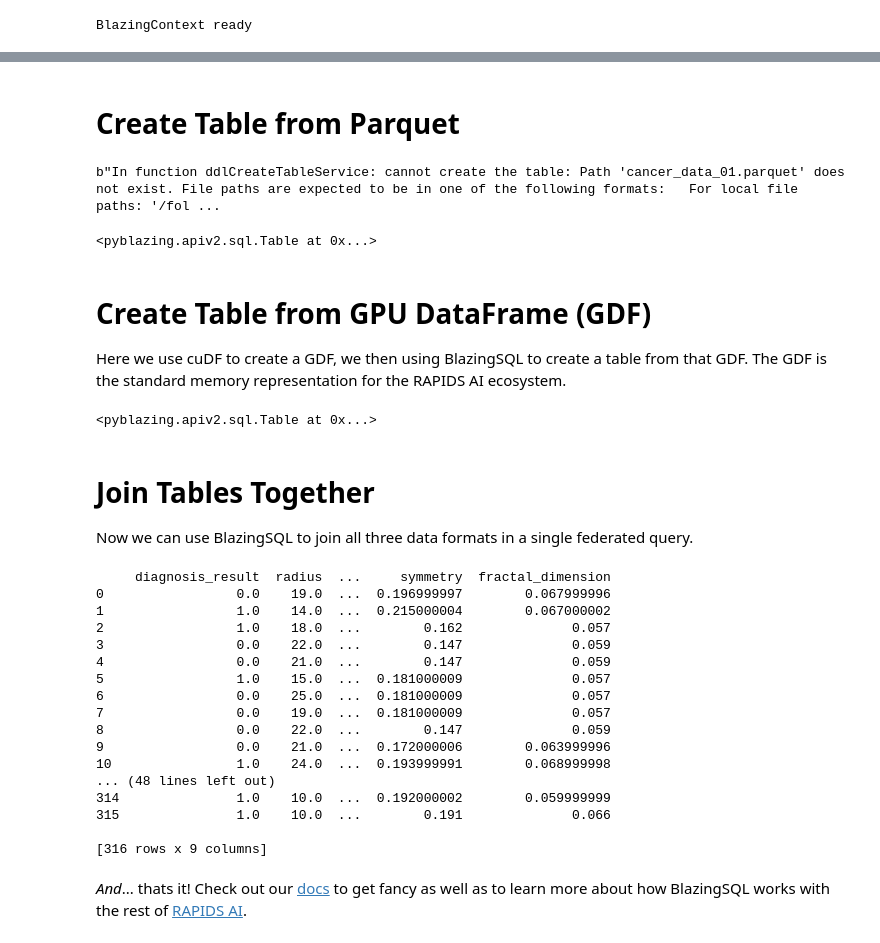
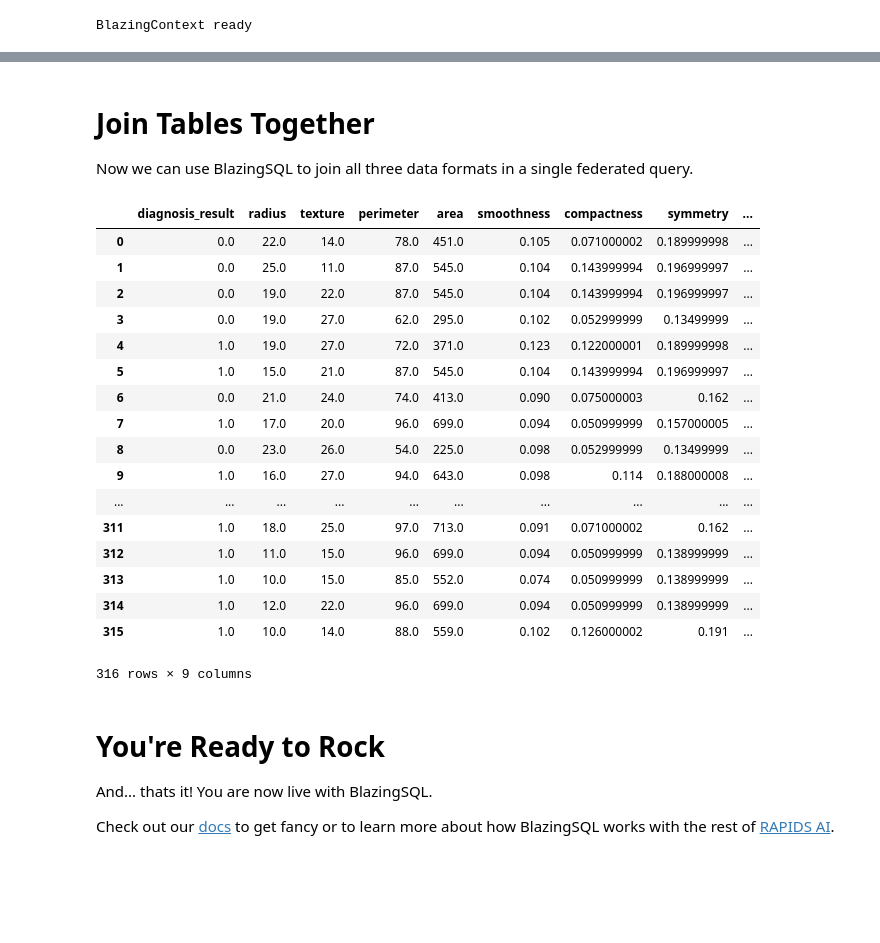
Before and after one commit to BlazingDB/bsql-demos, a Jupyter notebook: federated_query_demo.ipynb, the cells around one changed output, grey strips where cells are left out. Drawn from its saved outputs; the diff is of its cells as text; code cells hidden in the pictures; blank space fills up the shorter version.

Commit message:
ready w/ temp fixes; errors reading files directly w/ bsql

```diff
--- a/federated_query_demo.ipynb
+++ b/federated_query_demo.ipynb
@@ -114,55 +158,46 @@ b"In function ddlCreateTableService: cannot create the table: Path 'cancer_data_
-# %% [markdown]
-# Create Table from Parquet
-# %%
-bc.create_table('data_01', 'cancer_data_01.parquet')
-# %% [output]
-b"In function ddlCreateTableService: cannot create the table: Path 'cancer_data_01.parquet' does not exist. File paths are expected to be in one of the following formats:   For local file paths: '/fol ...
-<pyblazing.apiv2.sql.Table at 0x...>
-# %% [markdown]
-# Create Table from GPU DataFrame (GDF)
-Here we use cuDF to create a GDF, we then using BlazingSQL to create a table from that GDF. The GDF is the standard memory representation for the RAPIDS AI ecosystem.
-# %%
-column_names = ['compactness', 'symmetry', 'fractal_dimension']
-column_types = ['float32', 'float32', 'float32', 'float32']
-
-gdf_02= cudf.read_csv('cancer_data_02.csv',delimiter=',', dtype=column_types, names=column_names)
-
-bc.create_table('data_02', gdf_02)
-# %% [output]
-<pyblazing.apiv2.sql.Table at 0x...>
 # %% [markdown]
 # Join Tables Together
 
 Now we can use BlazingSQL to join all three data formats in a single federated query.
 # %%
+# define a query
 sql = '''
-SELECT a.*, b.area, b.smoothness, c.* from main.data_00 as a
-LEFT JOIN main.data_01  as b
-ON (a.perimeter = b.perimeter)
-LEFT JOIN main.data_02 as c
-ON (b.compactness = c.compactness)
-'''
+        SELECT a.*, b.area, b.smoothness, c.* from main.data_00 as a
+        LEFT JOIN main.data_01  as b
+        ON (a.perimeter = b.perimeter)
+        LEFT JOIN main.data_02 as c
+        ON (b.compactness = c.compactness)
+      '''
+
+# join the tables together
 join = bc.sql(sql).get()
+
+# extract dataframe
 result = join.columns
 
-print(result)
+# display results
+result
 # %% [output]
+|  | diagnosis_result | radius | texture | perimeter | area | smoothness | compactness | symmetry | ... |
+| 0 | 0.0 | 22.0 | 14.0 | 78.0 | 451.0 | 0.105 | 0.071000002 | 0.189999998 | ... |
+| 1 | 0.0 | 25.0 | 11.0 | 87.0 | 545.0 | 0.104 | 0.143999994 | 0.196999997 | ... |
+| 2 | 0.0 | 19.0 | 22.0 | 87.0 | 545.0 | 0.104 | 0.143999994 | 0.196999997 | ... |
+| 3 | 0.0 | 19.0 | 27.0 | 62.0 | 295.0 | 0.102 | 0.052999999 | 0.13499999 | ... |
+| 4 | 1.0 | 19.0 | 27.0 | 72.0 | 371.0 | 0.123 | 0.122000001 | 0.189999998 | ... |
+| 5 | 1.0 | 15.0 | 21.0 | 87.0 | 545.0 | 0.104 | 0.143999994 | 0.196999997 | ... |
+| 6 | 0.0 | 21.0 | 24.0 | 74.0 | 413.0 | 0.090 | 0.075000003 | 0.162 | ... |
+| 7 | 1.0 | 17.0 | 20.0 | 96.0 | 699.0 | 0.094 | 0.050999999 | 0.157000005 | ... |
+| 8 | 0.0 | 23.0 | 26.0 | 54.0 | 225.0 | 0.098 | 0.052999999 | 0.13499999 | ... |
+| 9 | 1.0 | 16.0 | 27.0 | 94.0 | 643.0 | 0.098 | 0.114 | 0.188000008 | ... |
+| ... | ... | ... | ... | ... | ... | ... | ... | ... | ... |
+| 311 | 1.0 | 18.0 | 25.0 | 97.0 | 713.0 | 0.091 | 0.071000002 | 0.162 | ... |
+| 312 | 1.0 | 11.0 | 15.0 | 96.0 | 699.0 | 0.094 | 0.050999999 | 0.138999999 | ... |
+| 313 | 1.0 | 10.0 | 15.0 | 85.0 | 552.0 | 0.074 | 0.050999999 | 0.138999999 | ... |
+| 314 | 1.0 | 12.0 | 22.0 | 96.0 | 699.0 | 0.094 | 0.050999999 | 0.138999999 | ... |
+| 315 | 1.0 | 10.0 | 14.0 | 88.0 | 559.0 | 0.102 | 0.126000002 | 0.191 | ... |
-     diagnosis_result  radius  ...     symmetry  fractal_dimension
-0                 0.0    19.0  ...  0.196999997        0.067999996
-1                 1.0    14.0  ...  0.215000004        0.067000002
-2                 1.0    18.0  ...        0.162              0.057
-3                 0.0    22.0  ...        0.147              0.059
-4                 0.0    21.0  ...        0.147              0.059
-5                 1.0    15.0  ...  0.181000009              0.057
-6                 0.0    25.0  ...  0.181000009              0.057
-7                 0.0    19.0  ...  0.181000009              0.057
-8                 0.0    22.0  ...        0.147              0.059
-9                 0.0    21.0  ...  0.172000006        0.063999996
-10                1.0    24.0  ...  0.193999991        0.068999998
-... (48 lines left out)
-314               1.0    10.0  ...  0.192000002        0.059999999
-315               1.0    10.0  ...        0.191              0.066
-
-[316 rows x 9 columns]
+316 rows × 9 columns
 # %% [markdown]
-*And*... thats it! Check out our [docs](https://docs.blazingdb.com) to get fancy as well as to learn more about how BlazingSQL works with the rest of [RAPIDS AI](https://rapids.ai/).
+# You're Ready to Rock
+And... thats it! You are now live with BlazingSQL.
+
+Check out our [docs](https://docs.blazingdb.com) to get fancy or to learn more about how BlazingSQL works with the rest of [RAPIDS AI](https://rapids.ai/).
```
Also changed, not shown: parts of 17 cells of this notebook.
